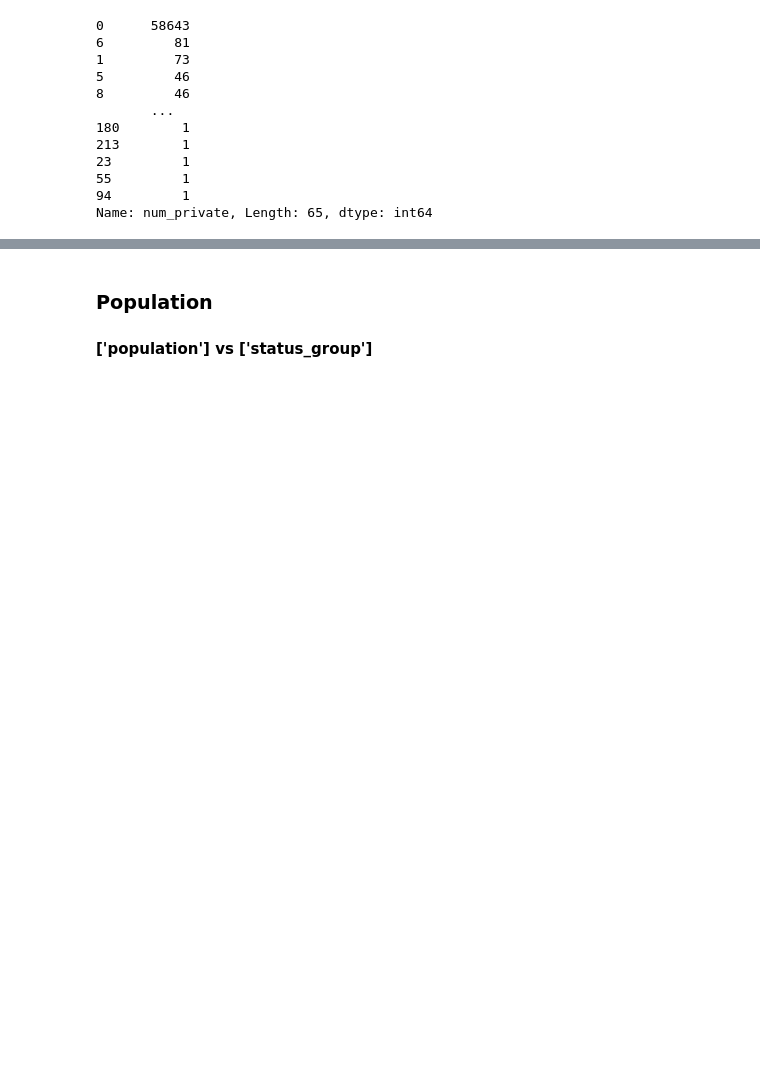
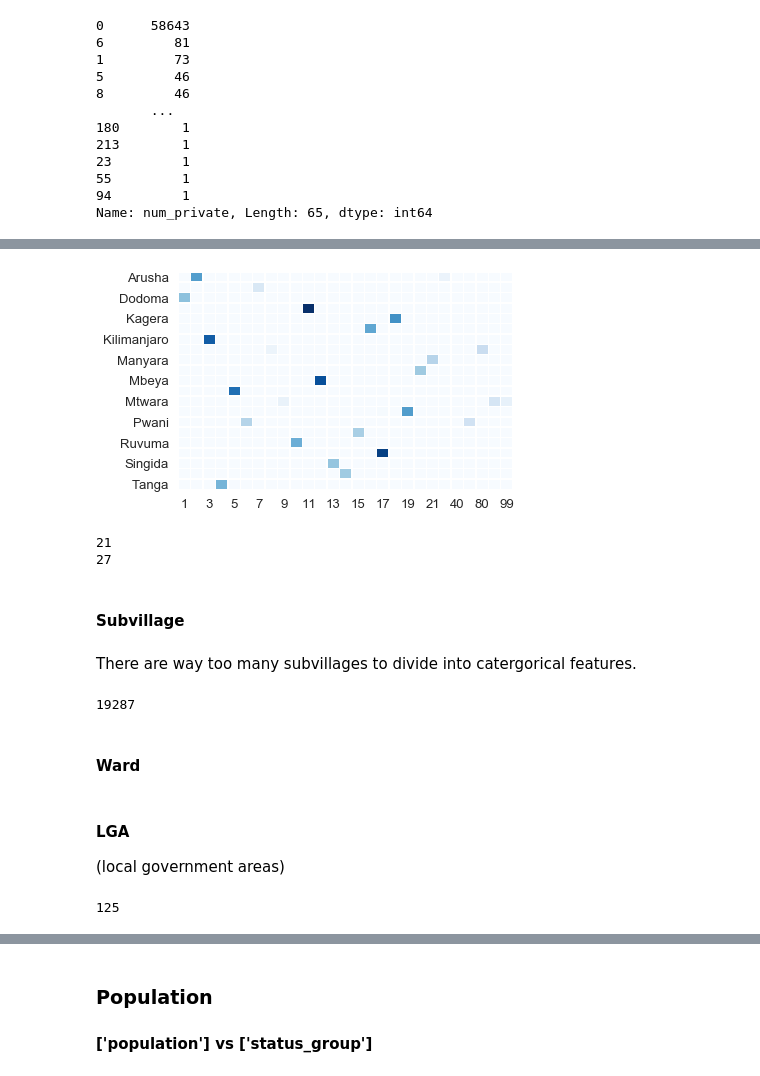
Before and after one commit to stereopickle/Tanzanian_water_pump_classificationn, a Jupyter notebook: Part_02_Exploritory_Data_Analysis.ipynb, the cells around one changed output, grey strips where cells are left out. Saved outputs shown, nothing was run; the diff lists cells and outputs as text; code cells hidden in the pictures; blank space fills up the shorter version.

```diff
--- a/Part_02_Exploritory_Data_Analysis.ipynb
+++ b/Part_02_Exploritory_Data_Analysis.ipynb
@@ -128,4 +236,35 @@ Name: num_private, Length: 65, dtype: int64
+# %%
+ct = pd.crosstab(df['region'], df['region_code'],normalize = True)
+sns.heatmap(ct, linewidths=.5, cbar = False, cmap="Blues")
+plt.xlabel('')
+plt.ylabel('')
+plt.show()
+# %% [output]
+[figure, added]
+# %%
+print(len(df.region.unique()))
+print(len(df.region_code.unique()))
+# %% [output]
+21
+27
 # %%
 # convert region_code and district_code to be objects.
 df['region_code'] = df.region_code.astype('object')
 df['district_code'] = df.district_code.astype('object')
+# %% [markdown]
+#### Subvillage
+# %% [markdown]
+There are way too many subvillages to divide into catergorical features.
+# %%
+len(df.subvillage.unique())
+# %% [output]
+19287
+# %% [markdown]
+#### Ward
+# %% [markdown]
+#### LGA
+(local government areas)
+# %%
+len(df.lga.unique())
+# %% [output]
+125
```
Also changed, not shown: parts of 87 cells of this notebook, 1 other file.
